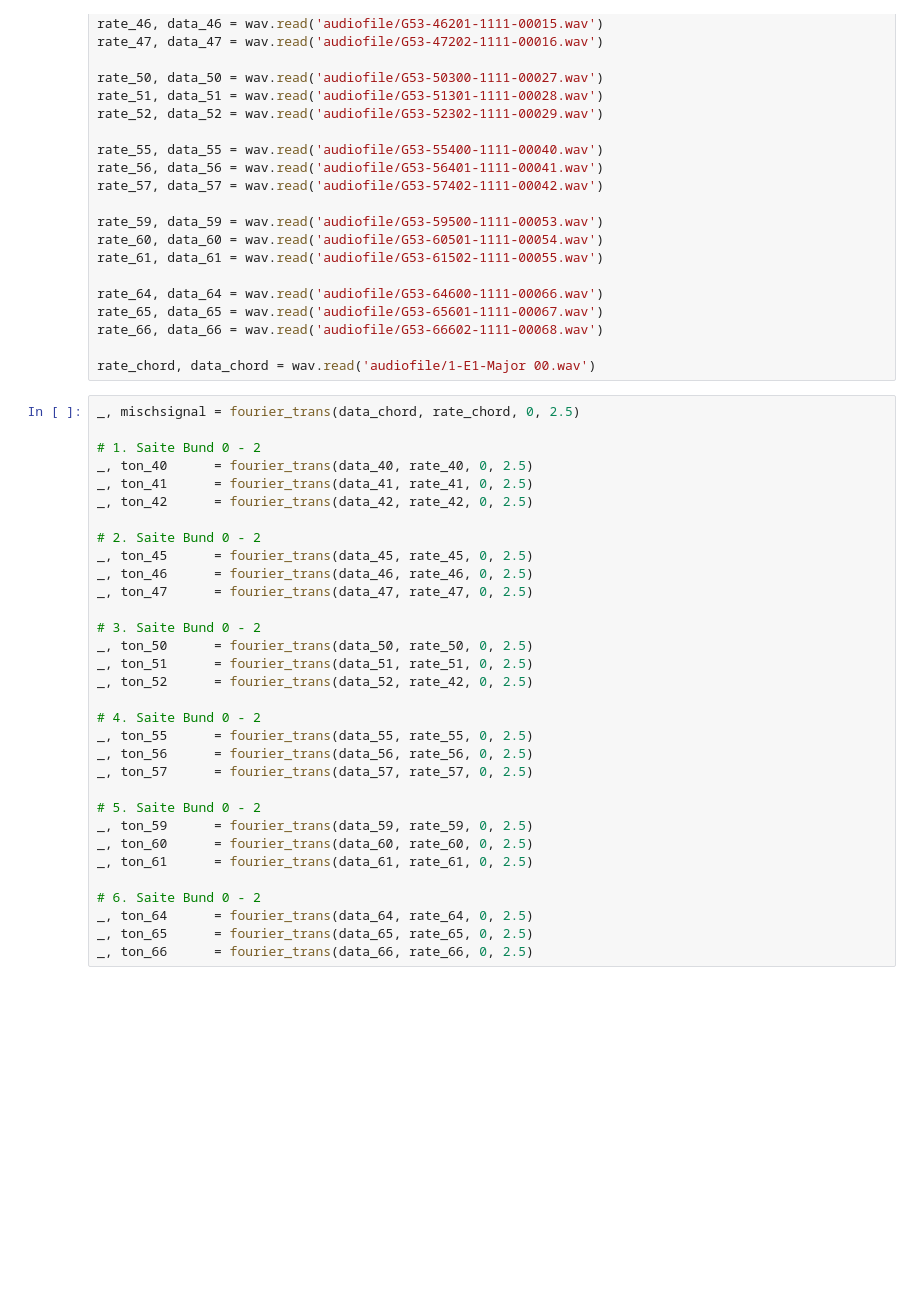
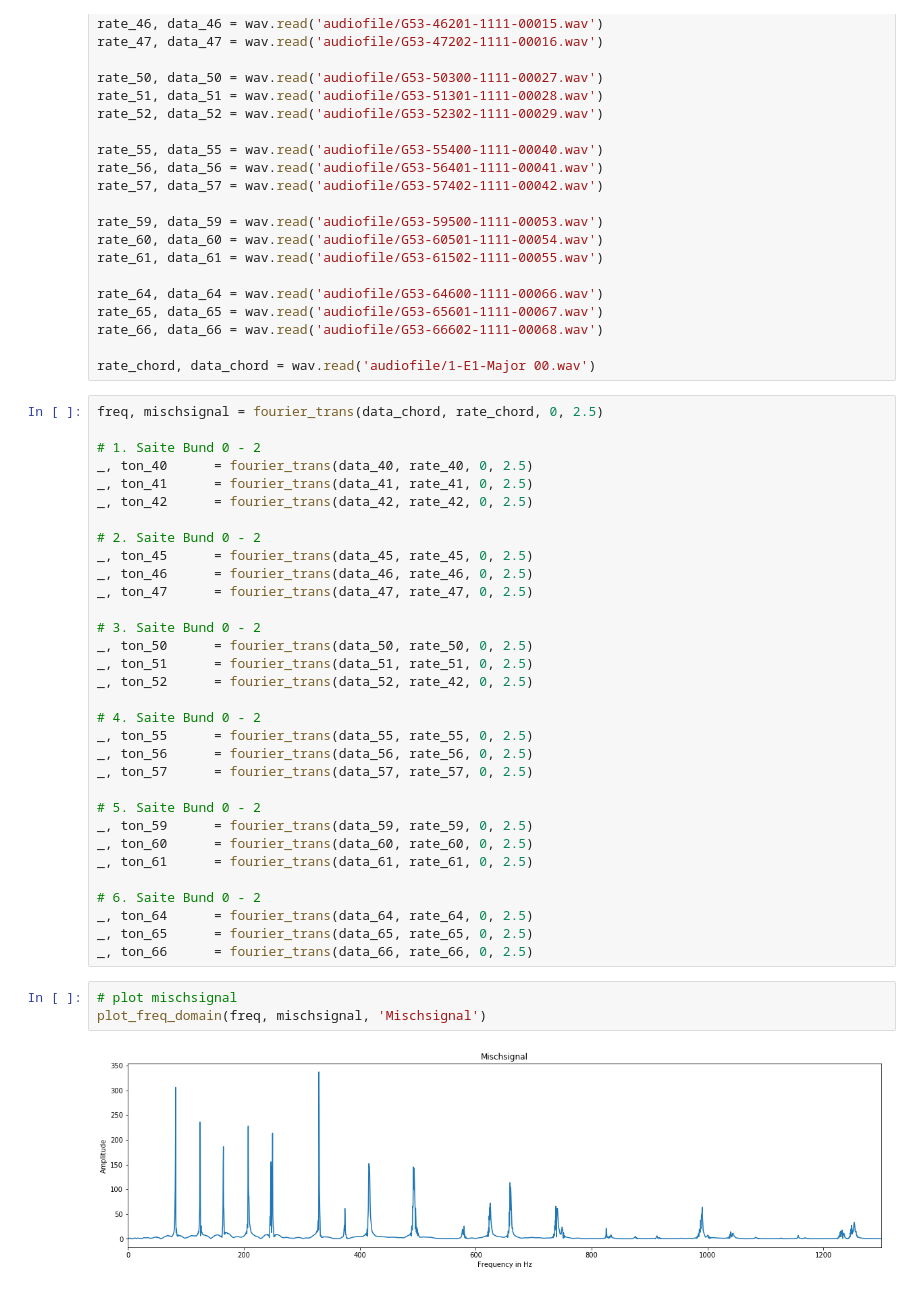
Before and after one commit to deiruch/AMt, a Jupyter notebook: AMt.ipynb, the cells around one changed output. Saved outputs shown, nothing was run; the diff lists cells and outputs as text; blank space fills up the shorter version.

```diff
--- a/AMt.ipynb
+++ b/AMt.ipynb
@@ -146,7 +146,7 @@ rate_66, data_66 = wav.read('audiofile/G53-66602-1111-00068.wav')
 
 rate_chord, data_chord = wav.read('audiofile/1-E1-Major 00.wav')
 # %%
-_, mischsignal = fourier_trans(data_chord, rate_chord, 0, 2.5)
+freq, mischsignal = fourier_trans(data_chord, rate_chord, 0, 2.5)
 
 # 1. Saite Bund 0 - 2
 _, ton_40      = fourier_trans(data_40, rate_40, 0, 2.5)
@@ -177,3 +177,8 @@ _, ton_61      = fourier_trans(data_61, rate_61, 0, 2.5)
 _, ton_64      = fourier_trans(data_64, rate_64, 0, 2.5)
 _, ton_65      = fourier_trans(data_65, rate_65, 0, 2.5)
 _, ton_66      = fourier_trans(data_66, rate_66, 0, 2.5)
+# %%
+# plot mischsignal
+plot_freq_domain(freq, mischsignal, 'Mischsignal')
+# %% [output]
+[figure, added]
```
Also changed, not shown: parts of 5 cells of this notebook.
